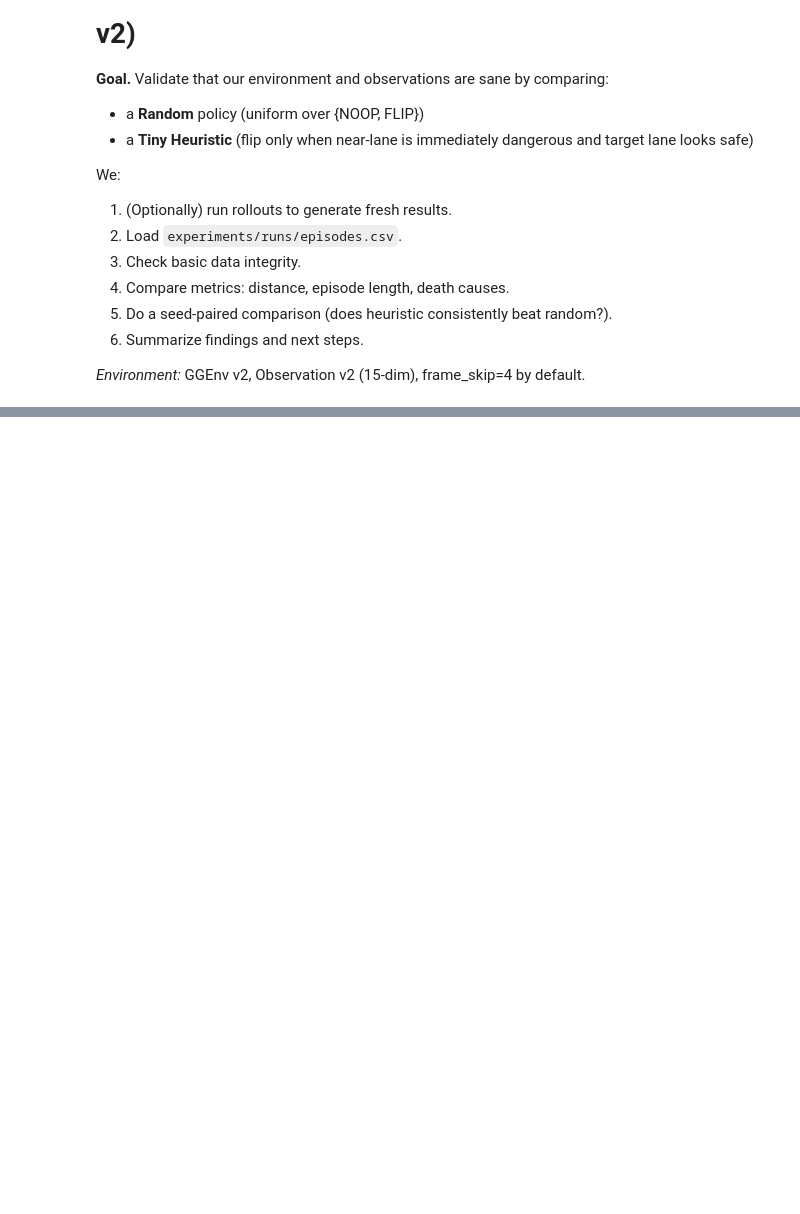
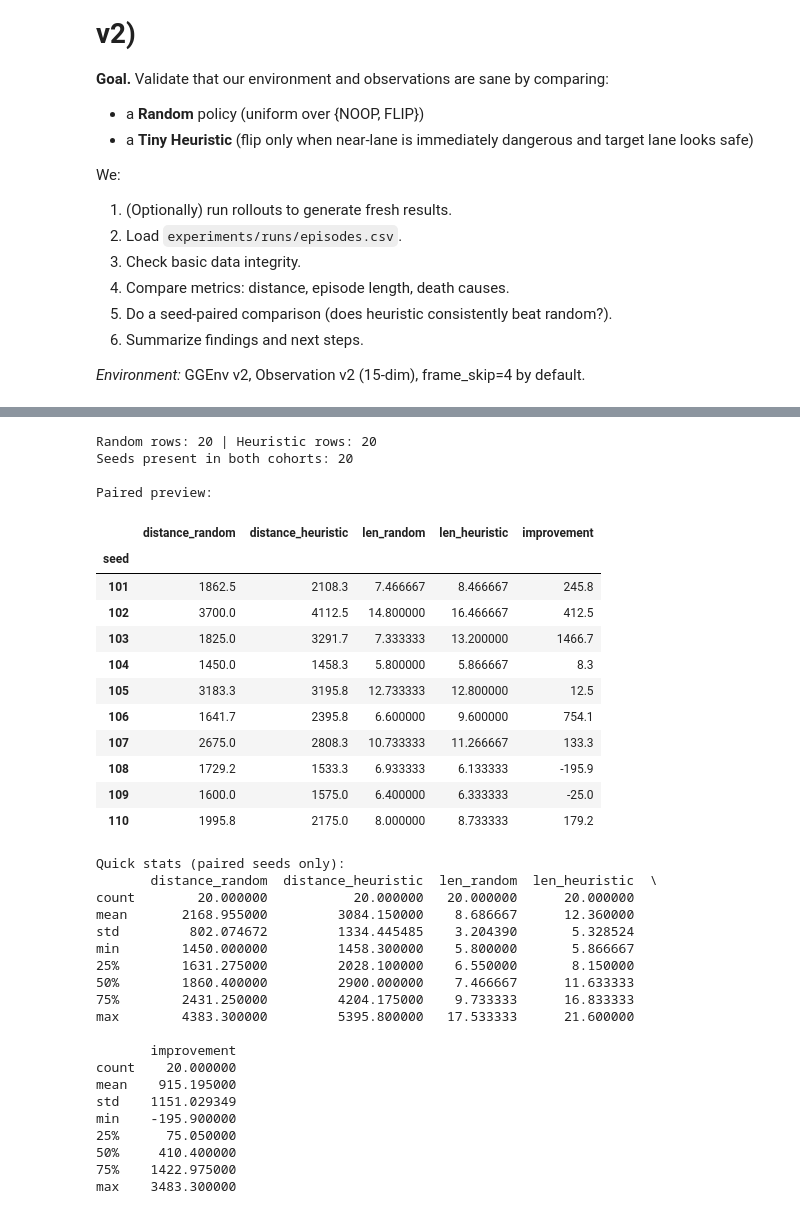
Before and after one commit to Mbaka11/Gravity-Guy-ML, a Jupyter notebook: experiments/notebooks/01_sanity_random.ipynb, the cells around one changed output, grey strips where cells are left out. Drawn from its saved outputs; the diff is of its cells as text; code cells hidden in the pictures; blank space fills up the shorter version.

```diff
--- a/experiments/notebooks/01_sanity_random.ipynb
+++ b/experiments/notebooks/01_sanity_random.ipynb
@@ -41,0 +201,80 @@ Episodes CSV exists: False
+# %%
+import numpy as np
+import pandas as pd
+
+# Normalize policy names to lowercase for robust filtering
+if "policy_name" not in df.columns:
+    raise ValueError("Expected column 'policy_name' not found.")
+
+df["policy_name"] = df["policy_name"].str.lower()
+
+# Split by policy
+rnd = df[df["policy_name"] == "random"].copy()
+heu = df[df["policy_name"] == "heuristic"].copy()
+
+print(f"Random rows: {len(rnd)} | Heuristic rows: {len(heu)}")
+
+# Ensure we have episode_len_s (seconds) available
+if "episode_len_s" not in df.columns and {"episode_len_decisions","decision_hz"}.issubset(df.columns):
+    df["episode_len_s"] = df["episode_len_decisions"] / df["decision_hz"]
+    rnd["episode_len_s"] = rnd["episode_len_decisions"] / rnd["decision_hz"]
+    heu["episode_len_s"] = heu["episode_len_decisions"] / heu["decision_hz"]
+
+# Pair by seeds available in both cohorts
+seeds_both = set(rnd["seed"].dropna().astype(int)) & set(heu["seed"].dropna().astype(int))
+print("Seeds present in both cohorts:", len(seeds_both))
+
+r2 = rnd[rnd["seed"].isin(seeds_both)].set_index("seed").sort_index()
+h2 = heu[heu["seed"].isin(seeds_both)].set_index("seed").sort_index()
+
+# Build paired table
+paired = pd.DataFrame({
+    "distance_random": r2["distance_px"],
+    "distance_heuristic": h2["distance_px"],
+    "len_random": r2["episode_len_s"],
+    "len_heuristic": h2["episode_len_s"],
+})
+paired["improvement"] = paired["distance_heuristic"] - paired["distance_random"]
+
+print("\nPaired preview:")
+display(paired.head(10))
+
+print("\nQuick stats (paired seeds only):")
+print(paired[["distance_random","distance_heuristic","len_random","len_heuristic","improvement"]].describe())
+# %% [output]
+Random rows: 20 | Heuristic rows: 20
+Seeds present in both cohorts: 20
+
+Paired preview:
+|  | distance_random | distance_heuristic | len_random | len_heuristic | improvement |
+| seed |  |  |  |  |  |
+| 101 | 1862.5 | 2108.3 | 7.466667 | 8.466667 | 245.8 |
+| 102 | 3700.0 | 4112.5 | 14.800000 | 16.466667 | 412.5 |
+| 103 | 1825.0 | 3291.7 | 7.333333 | 13.200000 | 1466.7 |
+| 104 | 1450.0 | 1458.3 | 5.800000 | 5.866667 | 8.3 |
+| 105 | 3183.3 | 3195.8 | 12.733333 | 12.800000 | 12.5 |
+| 106 | 1641.7 | 2395.8 | 6.600000 | 9.600000 | 754.1 |
+| 107 | 2675.0 | 2808.3 | 10.733333 | 11.266667 | 133.3 |
+| 108 | 1729.2 | 1533.3 | 6.933333 | 6.133333 | -195.9 |
+| 109 | 1600.0 | 1575.0 | 6.400000 | 6.333333 | -25.0 |
+| 110 | 1995.8 | 2175.0 | 8.000000 | 8.733333 | 179.2 |
+Quick stats (paired seeds only):
+       distance_random  distance_heuristic  len_random  len_heuristic  \
+count        20.000000           20.000000   20.000000      20.000000
+mean       2168.955000         3084.150000    8.686667      12.360000
+std         802.074672         1334.445485    3.204390       5.328524
+min        1450.000000         1458.300000    5.800000       5.866667
+25%        1631.275000         2028.100000    6.550000       8.150000
+50%        1860.400000         2900.000000    7.466667      11.633333
+75%        2431.250000         4204.175000    9.733333      16.833333
+max        4383.300000         5395.800000   17.533333      21.600000
+
+       improvement
+count    20.000000
+mean    915.195000
+std    1151.029349
+min    -195.900000
+25%      75.050000
+50%     410.400000
+75%    1422.975000
+max    3483.300000
```
Also changed, not shown: parts of 11 cells of this notebook.
